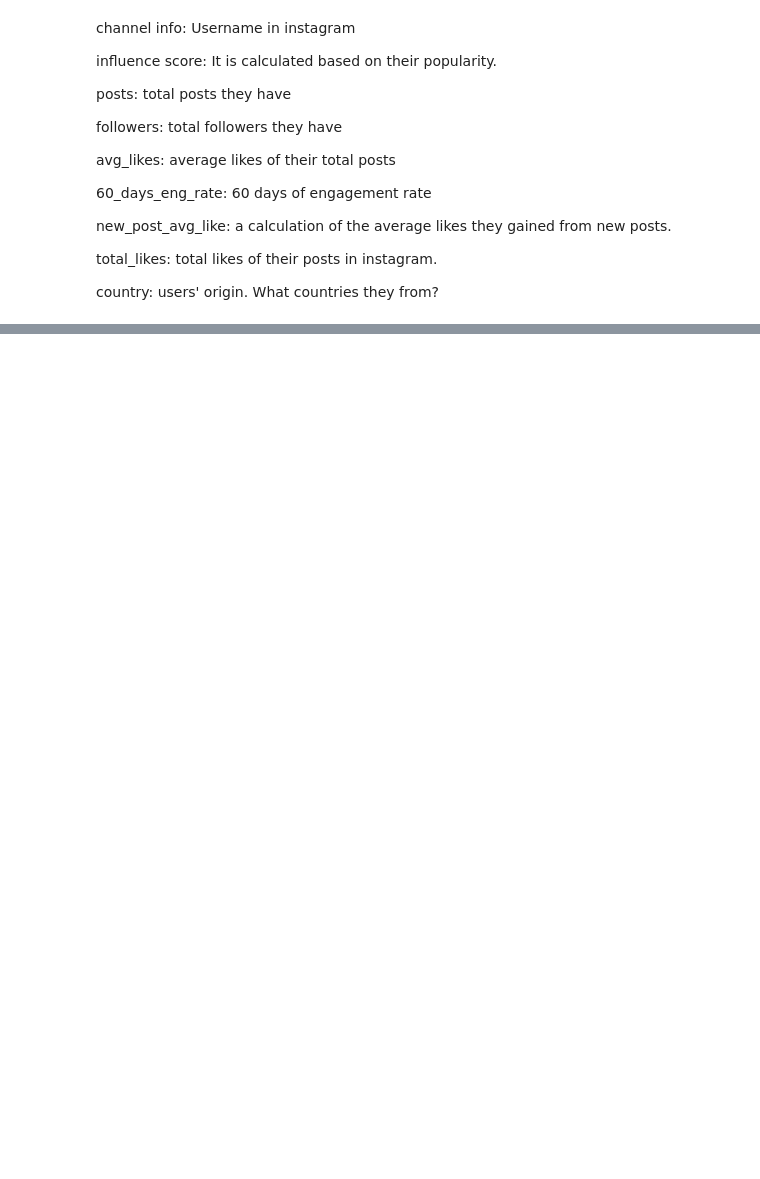
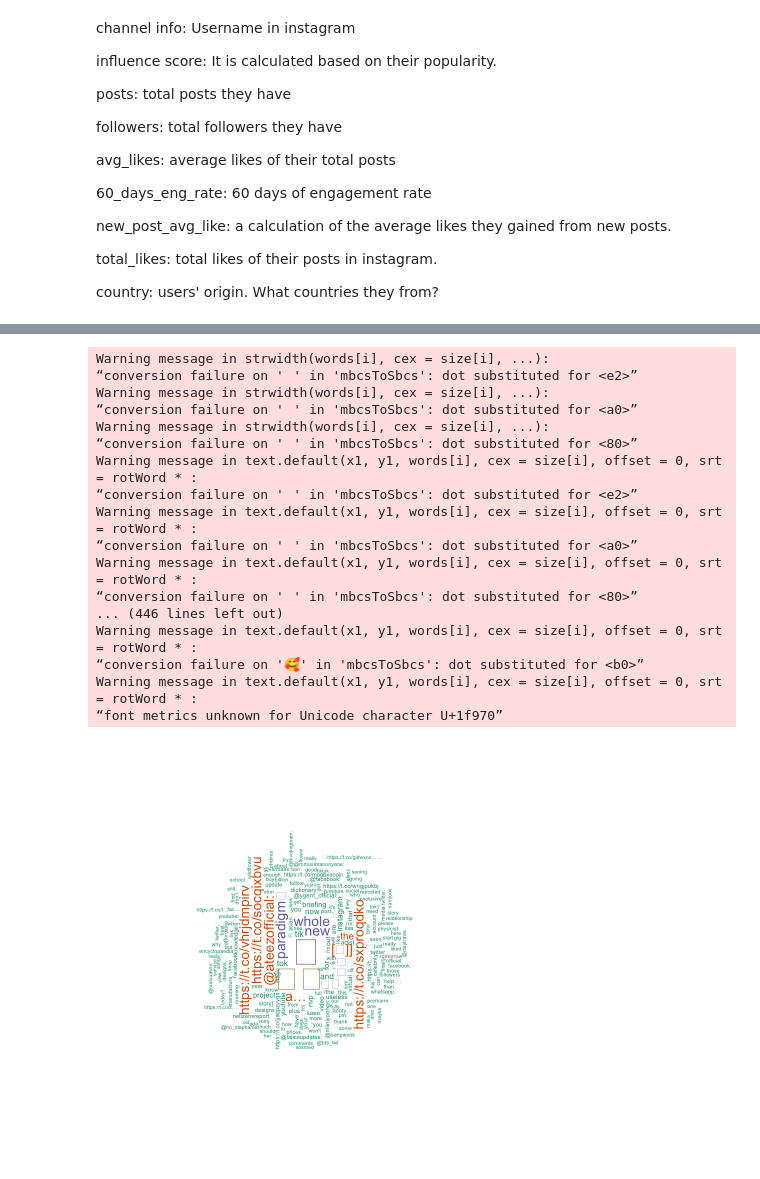
Before and after one commit to anly501/anly-501-project-YilinYang2000, a Jupyter notebook: 501-project-website/codes/Data_gathering1.ipynb, the cells around one changed output, grey strips where cells are left out. Saved outputs shown, nothing was run; the diff lists cells and outputs as text; code cells hidden in the pictures; blank space fills up the shorter version.

```diff
--- a/501-project-website/codes/Data_gathering1.ipynb
+++ b/501-project-website/codes/Data_gathering1.ipynb
@@ -38,0 +361,3 @@ FileNotFoundError: [Errno 2] No such file or directory: '../data/00-raw-data/top
+# %%
+TweetsDF<- twListToDF(Search1)
+head(TweetsDF)
@@ -38,0 +383,8 @@ FileNotFoundError: [Errno 2] No such file or directory: '../data/00-raw-data/top
+# %%
+twittertext = Corpus(VectorSource(TweetsDF$text))
+toSpace = content_transformer(
+              function (x, pattern)
+              gsub(pattern, " ", x))
+twittertext1 = tm_map(twittertext, toSpace, "/")
+twittertext1 = tm_map(twittertext, toSpace, "@")
+twittertext1 = tm_map(twittertext, toSpace, "#")
@@ -38,0 +398,4 @@ FileNotFoundError: [Errno 2] No such file or directory: '../data/00-raw-data/top
+# %%
+twittertext1 = tm_map(twittertext1, content_transformer(tolower))
+twittertext1 = tm_map(twittertext1, removeNumbers)
+twittertext1 = tm_map(twittertext1, stripWhitespace)
@@ -38,0 +409,8 @@ FileNotFoundError: [Errno 2] No such file or directory: '../data/00-raw-data/top
+# %%
+twittertm = TermDocumentMatrix(twittertext1)
+m = as.matrix(twittertm)
+v = sort(rowSums(m),
+         decreasing = TRUE)
+d = data.frame(word = names(v),
+               freq = v)
+head(d, 10)
@@ -38,0 +431,27 @@ FileNotFoundError: [Errno 2] No such file or directory: '../data/00-raw-data/top
+# %%
+wordcloud(words = d$word,
+          freq = d$freq,
+          min.freq = 1,
+          max.words = 200,
+          random.order = FALSE,
+          rot.per = 0.35,
+          colors = brewer.pal(8, "Dark2"))
+# %% [output]
+Warning message in strwidth(words[i], cex = size[i], ...):
+“conversion failure on '⠀' in 'mbcsToSbcs': dot substituted for <e2>”
+Warning message in strwidth(words[i], cex = size[i], ...):
+“conversion failure on '⠀' in 'mbcsToSbcs': dot substituted for <a0>”
+Warning message in strwidth(words[i], cex = size[i], ...):
+“conversion failure on '⠀' in 'mbcsToSbcs': dot substituted for <80>”
+Warning message in text.default(x1, y1, words[i], cex = size[i], offset = 0, srt = rotWord * :
+“conversion failure on '⠀' in 'mbcsToSbcs': dot substituted for <e2>”
+Warning message in text.default(x1, y1, words[i], cex = size[i], offset = 0, srt = rotWord * :
+“conversion failure on '⠀' in 'mbcsToSbcs': dot substituted for <a0>”
+Warning message in text.default(x1, y1, words[i], cex = size[i], offset = 0, srt = rotWord * :
+“conversion failure on '⠀' in 'mbcsToSbcs': dot substituted for <80>”
+... (446 lines left out)
+Warning message in text.default(x1, y1, words[i], cex = size[i], offset = 0, srt = rotWord * :
+“conversion failure on '🥰' in 'mbcsToSbcs': dot substituted for <b0>”
+Warning message in text.default(x1, y1, words[i], cex = size[i], offset = 0, srt = rotWord * :
+“font metrics unknown for Unicode character U+1f970”
+[figure, added]
```
Also changed, not shown: parts of 31 cells of this notebook, 14 other files.
